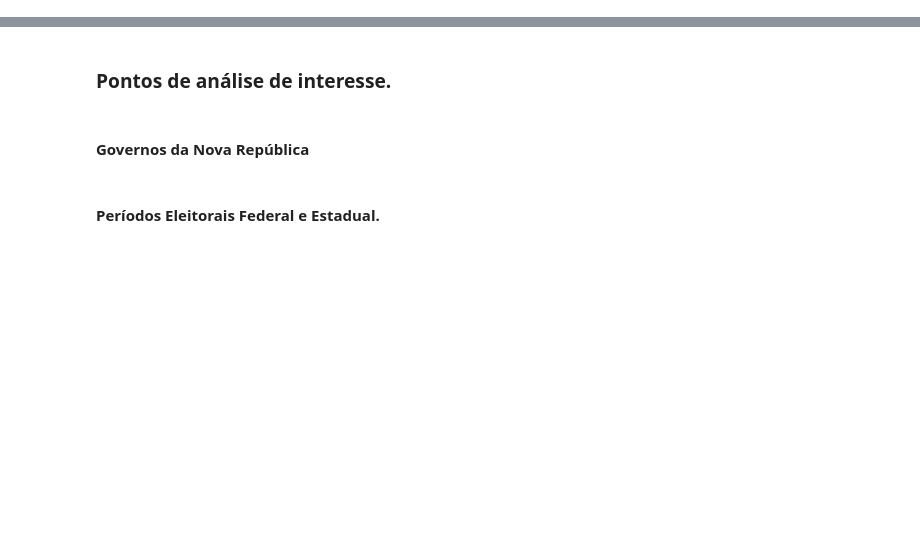
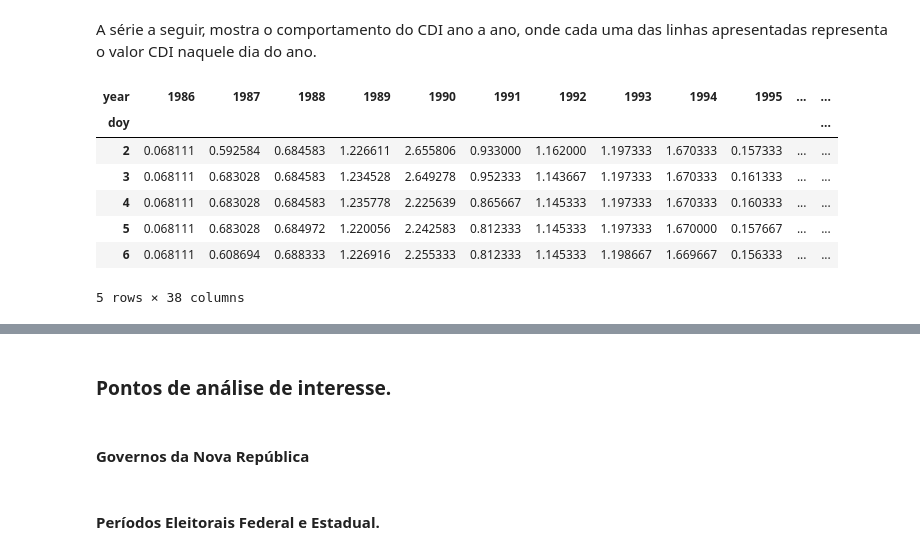
Before and after one commit to afukaya/Analise_Fundos_Investimentos, a Jupyter notebook: Analise_Fundos.ipynb, the cells around one changed output, grey strips where cells are left out. Drawn from its saved outputs; the diff is of its cells as text; code cells hidden in the pictures; blank space fills up the shorter version.

```diff
--- a/Analise_Fundos.ipynb
+++ b/Analise_Fundos.ipynb
@@ -31,0 +96,17 @@ from statsmodels.tsa.seasonal import seasonal_decompose
+# %%
+# Recupera a série histórica do CDI diário do BCB.
+df_cdi = get_sgs_data(SGS_CDI)
+df_cdi['data'] = pd.to_datetime(df_cdi['data'], dayfirst= True)
+df_cdi.set_index('data', inplace= True)
+
+# Recalcula o valor do CDI mensal
+df_cdi_mes = df_cdi.resample('M').sum()
+
+# Calcula o CDI acumulado através dos anos.
+df_cdi_acumulado = ((1 + df_cdi/100).cumprod() - 1) * 100
+
+df_cdi_temp = df_cdi.copy()
+df_cdi_temp['year'] = df_cdi_temp.index.year
+df_cdi_temp['doy']  = df_cdi_temp.index.dayofyear
+df_cdi_porano = df_cdi_temp.pivot(index='doy',columns='year',values='valor')
+df_cdi_porano = df_cdi_porano.fillna(method='bfill')
@@ -31,0 +162,13 @@ from statsmodels.tsa.seasonal import seasonal_decompose
+# %% [markdown]
+A série a seguir, mostra o comportamento do CDI ano a ano, onde cada uma das linhas apresentadas representa o valor CDI naquele dia do ano.
+# %%
+df_cdi_porano.head()
+# %% [output]
+| year | 1986 | 1987 | 1988 | 1989 | 1990 | 1991 | 1992 | 1993 | 1994 | 1995 | ... | ... |
+| doy |  |  |  |  |  |  |  |  |  |  |  | ... |
+| 2 | 0.068111 | 0.592584 | 0.684583 | 1.226611 | 2.655806 | 0.933000 | 1.162000 | 1.197333 | 1.670333 | 0.157333 | ... | ... |
+| 3 | 0.068111 | 0.683028 | 0.684583 | 1.234528 | 2.649278 | 0.952333 | 1.143667 | 1.197333 | 1.670333 | 0.161333 | ... | ... |
+| 4 | 0.068111 | 0.683028 | 0.684583 | 1.235778 | 2.225639 | 0.865667 | 1.145333 | 1.197333 | 1.670333 | 0.160333 | ... | ... |
+| 5 | 0.068111 | 0.683028 | 0.684972 | 1.220056 | 2.242583 | 0.812333 | 1.145333 | 1.197333 | 1.670000 | 0.157667 | ... | ... |
+| 6 | 0.068111 | 0.608694 | 0.688333 | 1.226916 | 2.255333 | 0.812333 | 1.145333 | 1.198667 | 1.669667 | 0.156333 | ... | ... |
+5 rows × 38 columns
```
Also changed, not shown: parts of 78 cells of this notebook, 6 other files.
